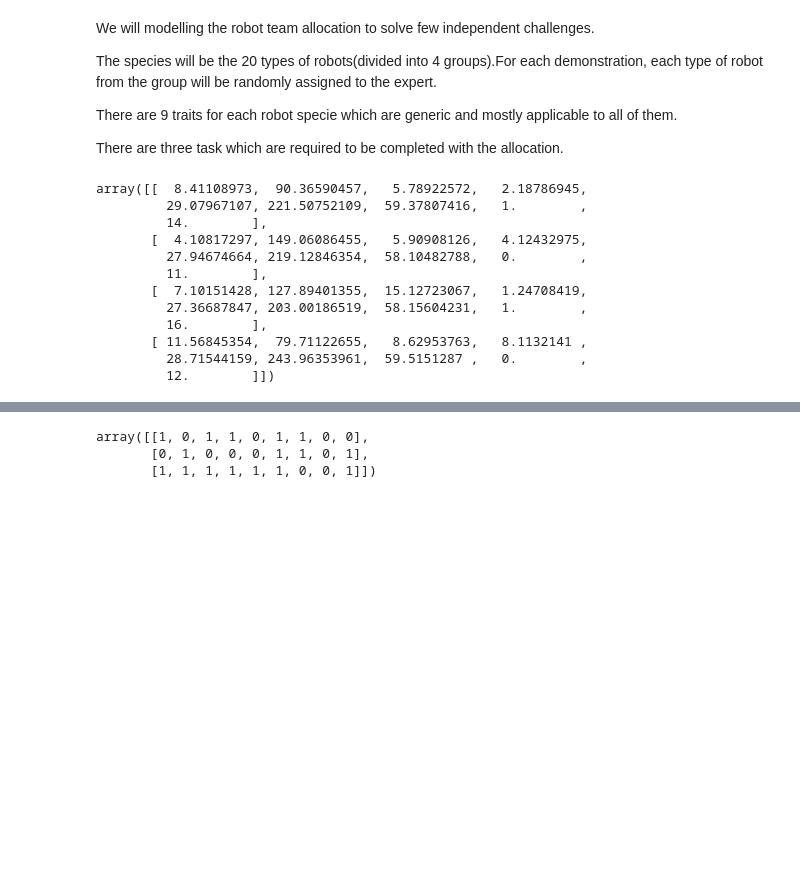
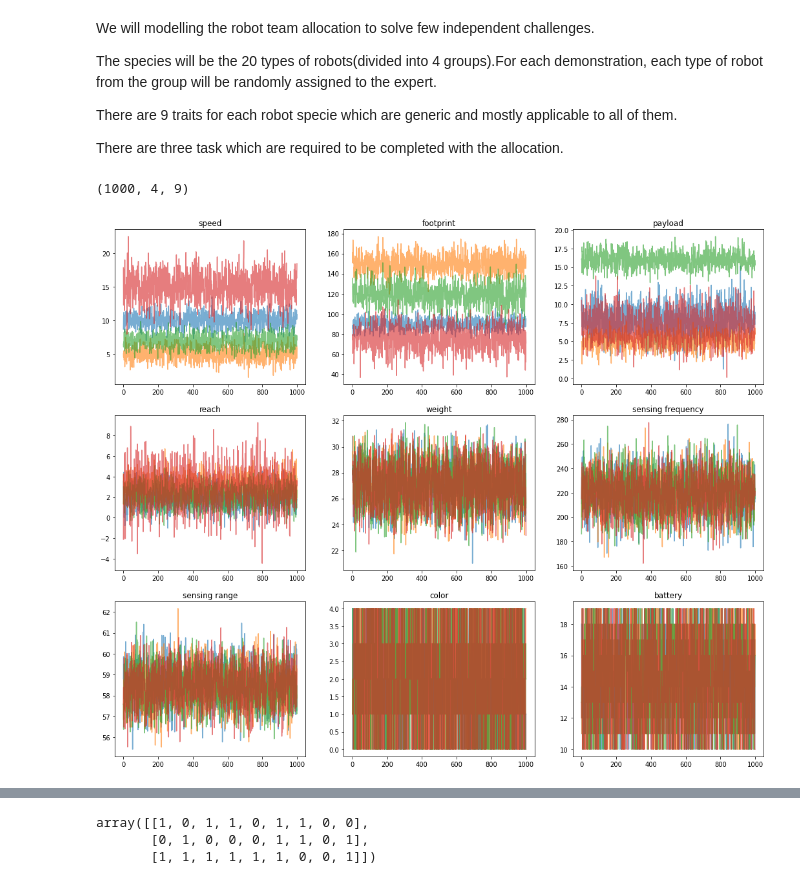
Before and after one commit to GT-STAR-Lab/trait_weight_optimization, a Jupyter notebook: experiment_setup.ipynb, the cells around one changed output, grey strips where cells are left out. Cells and saved outputs as stored; diff of their text form; code cells hidden in the pictures; blank space fills up the shorter version.

Commit message:
Improving visualization of Q

```diff
--- a/experiment_setup.ipynb
+++ b/experiment_setup.ipynb
@@ -30,31 +42,5 @@ There are three task which are required to be completed with the allocation.
 num_species = 4 #drone,rover,mini-rover,mini-drone
 num_tasks = 3  #pick,search for target,move object
 num_traits = 9 #speed,footprint,payload,reach,weight,sensing frequency,sensing range,color,battery capacity
+traits = ["speed","footprint","payload","reach","weight","sensing frequency","sensing range","color","battery"]
 num_demo = 1000
-# %%
-total_num_species = 4
-rng = rnd.default_rng()
-q_1 = np.concatenate([rng.normal(10,1, size=1),rng.normal(5, 1, size=1),rng.normal(7, 1, size=1),rng.normal(15, 2, size=1)])#speed
-q_2 = np.concatenate([rng.normal(90,5, size=1),rng.normal(150, 9, size=1),rng.normal(120, 10, size=1),rng.normal(75, 12, size=1)]) #footprint
-q_3 = np.concatenate([rng.normal(8,2, size=1),rng.normal(5, 1, size=1),rng.normal(16, 1, size=1),rng.normal(7, 2, size=1)]) #payload
-q_4 = np.concatenate([rng.normal(2,1, size=1),rng.normal(3, 1, size=1),rng.normal(2, 1, size=1),rng.normal(3, 2, size=1)]) #reach
-q_5 = rng.normal(np.random.randint(25,30), 1, size=total_num_species) #weight
-q_6 = rng.normal(np.random.randint(210,230), 15.4, size=total_num_species) #sensing frequency
-q_7 = rng.normal(np.random.randint(58,60), 0.8, size=total_num_species) #sensing range
-q_8 = rnd.choice([0,1,2,3,4], total_num_species) #color
-q_9 = rnd.choice(range(10,20), total_num_species) #battery
-Q = np.array([q_1, q_2, q_3, q_4, q_5, q_6, q_7, q_8, q_9]).T
-Q
-# %% [output]
-array([[  8.41108973,  90.36590457,   5.78922572,   2.18786945,
-         29.07967107, 221.50752109,  59.37807416,   1.        ,
-         14.        ],
-       [  4.10817297, 149.06086455,   5.90908126,   4.12432975,
-         27.94674664, 219.12846354,  58.10482788,   0.        ,
-         11.        ],
-       [  7.10151428, 127.89401355,  15.12723067,   1.24708419,
-         27.36687847, 203.00186519,  58.15604231,   1.        ,
-         16.        ],
-       [ 11.56845354,  79.71122655,   8.62953763,   8.1132141 ,
-         28.71544159, 243.96353961,  59.5151287 ,   0.        ,
-         12.        ]])
@@ -87,0 +47,19 @@ array([[  8.41108973,  90.36590457,   5.78922572,   2.18786945,
+# %%
+Q = []
+for i in range(num_demo):
+    Q.append(get_random_q())
+Q = np.array(Q)
+Q.shape
+# %% [output]
+(1000, 4, 9)
+# %%
+#Visualizations
+plt.rcParams["figure.figsize"] = (18,15)
+
+#Species across all the 9 traits
+figure, axs = plt.subplots(3,3)
+for i, ax in enumerate(axs.flat):
+    ax.plot(range(num_demo), Q[:,:,i],alpha=0.6)
+    ax.set_title(traits[i])
+# %% [output]
+[figure, added]
```
Also changed, not shown: parts of 11 cells of this notebook.
